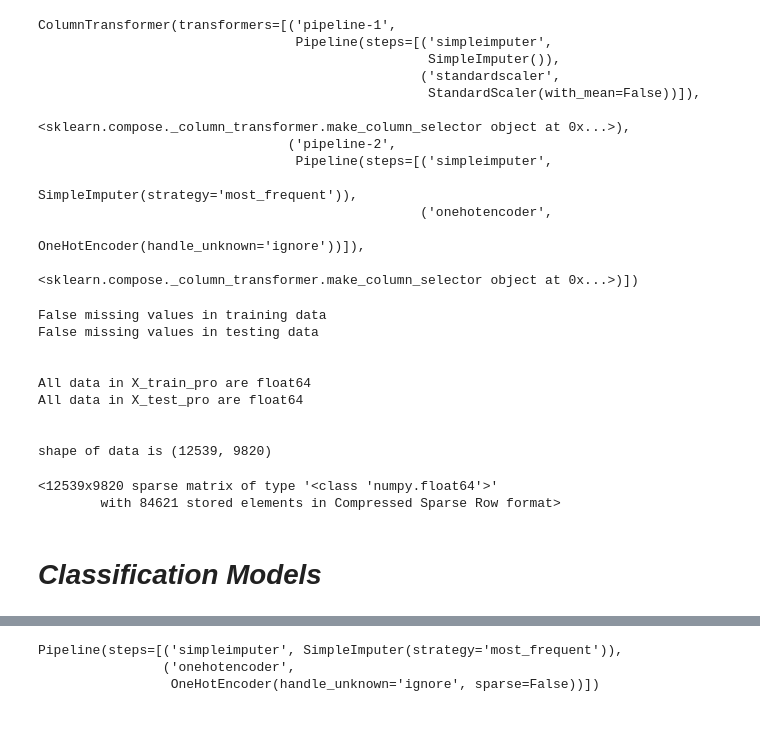
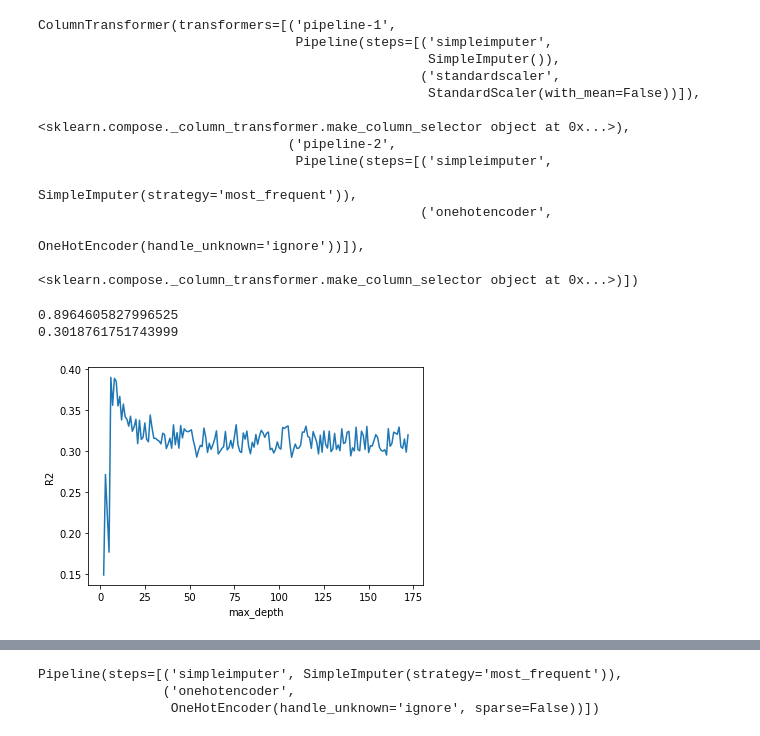
Before and after one commit to AaronRM9416/Platform-Performance-Gaming-, a Jupyter notebook: Platform_Sales.ipynb, the cells around one changed output, grey strips where cells are left out. Cells and saved outputs as stored; diff of their text form; code cells hidden in the pictures.

```diff
--- a/Platform_Sales.ipynb
+++ b/Platform_Sales.ipynb
@@ -242,0 +351,4 @@ ColumnTransformer(transformers=[('pipeline-1',
+# %%
+dec_pipe = make_pipeline(pre_pro, dec_tree)
+
+dec_pipe.fit(X_train, y_train)
@@ -242,0 +374,5 @@ ColumnTransformer(transformers=[('pipeline-1',
+# %%
+train_score = dec_pipe.score(X_train, y_train)
+test_score = dec_pipe.score(X_test, y_test)
+print(train_score)
+print(test_score)            ##score shows very high bias
@@ -258,27 +419,30 @@ ColumnTransformer(transformers=[('pipeline-1',
 # %%
 X_train_pro = pre_pro.transform(X_train)
 X_test_pro = pre_pro.transform(X_test)
-# %%
-print(pd.isna(X_train_pro), 'missing values in training data')
-print(pd.isna(X_test_pro), 'missing values in testing data')
-print('\n')
-print('All data in X_train_pro are', X_train_pro.dtype)
-print('All data in X_test_pro are', X_test_pro.dtype)
-print('\n')
-print('shape of data is', X_train_pro.shape)
-print('\n')
-X_train_pro
-# %% [output]
-False missing values in training data
-False missing values in testing data
-
-
-All data in X_train_pro are float64
-All data in X_test_pro are float64
-
-
-shape of data is (12539, 9820)
-<12539x9820 sparse matrix of type '<class 'numpy.float64'>'
-        with 84621 stored elements in Compressed Sparse Row format>
-# %% [markdown]
-# ***Classification Models***
+# %%
+dec_tree_150 = DecisionTreeRegressor(max_depth = 150, random_state = 42)
+dec_tree_150.fit(X_train_pro, y_train)
+train_150_score = dec_tree_150.score(X_train_pro, y_train)
+test_150_score = dec_tree_150.score(X_test_pro, y_test)
+print(train_15_score)
+print(test_15_score)
+# %% [output]
+0.8964605827996525
+0.3018761751743999
+# %%
+depths = list(range(2, 173)) # will try every value between 2 and 173
+# Data frame to store the score for each value of max_depth:
+scores = pd.DataFrame(index=depths, columns=['Test Score','Train Score'])
+for depth in depths:
+    dec_tree = DecisionTreeRegressor(max_depth=depth, random_state=42)
+    dec_tree.fit(X_train_pro, y_train)
+    train_score = dec_tree.score(X_train_pro, y_train)
+    test_score = dec_tree.score(X_test_pro, y_test)
+    scores.loc[depth, 'Train Score'] = train_score
+    scores.loc[depth, 'Test Score'] = test_score
+# %%
+plt.plot(depths, scores['Test Score'])
+plt.xlabel('max_depth')
+plt.ylabel('R2');        # somewhere in the top 10 lies the best depth
+# %% [output]
+[figure, added]
```
Also changed, not shown: parts of 78 cells of this notebook.
